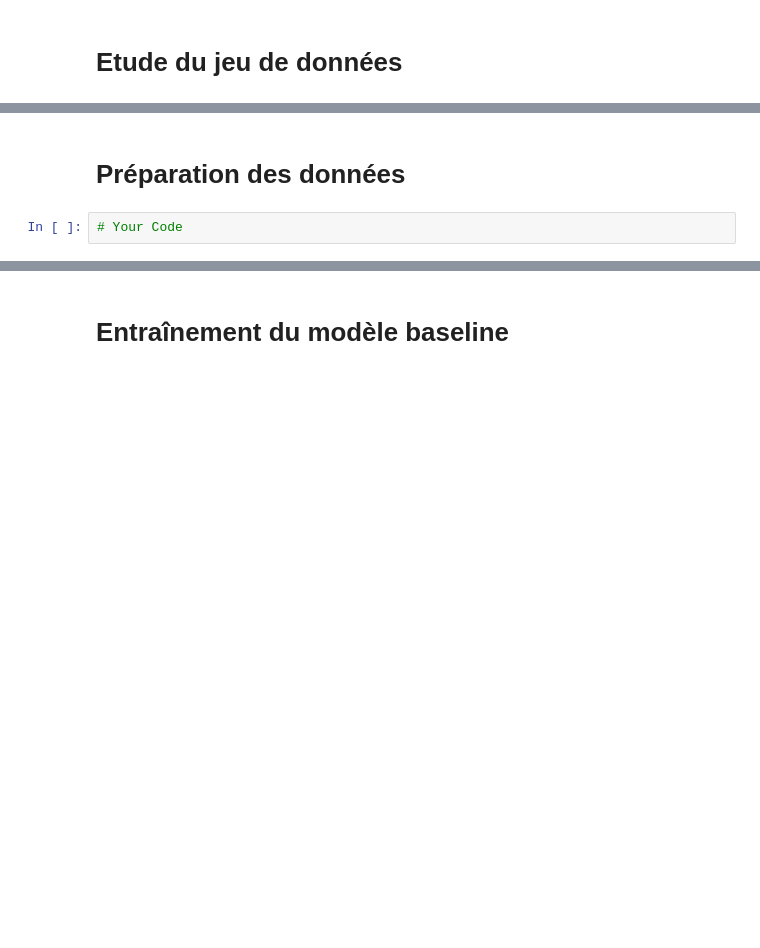
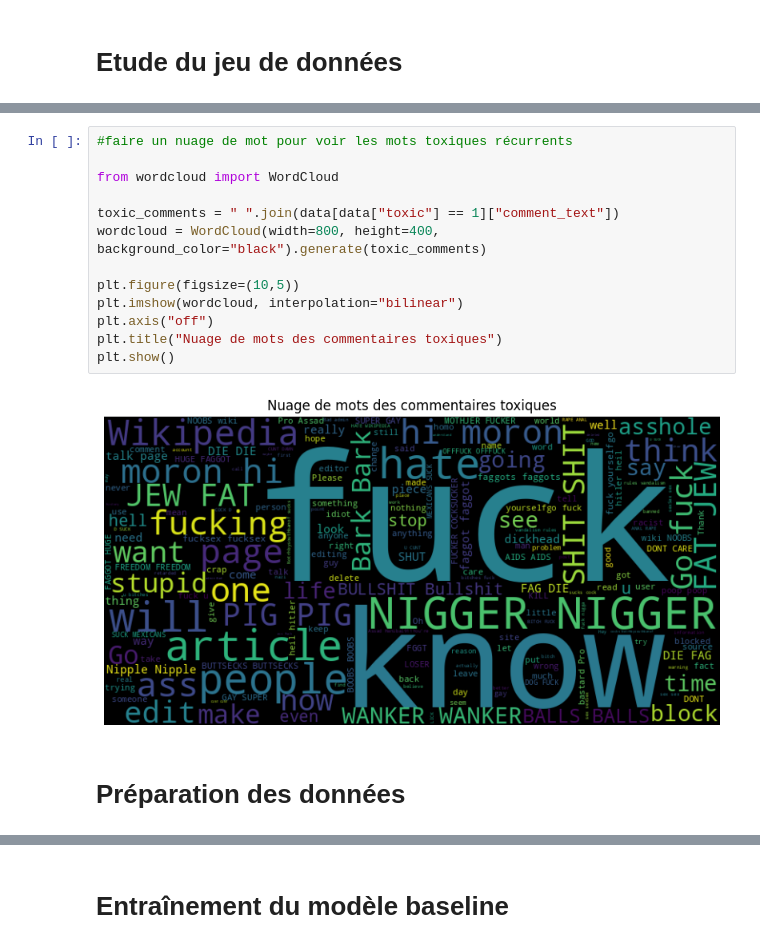
Before and after one commit to florianVit/Classification_Commentaires_Toxiques, a Jupyter notebook: Classification_commentaires_toxiques.ipynb, the cells around one changed output, grey strips where cells are left out. Drawn from its saved outputs; the diff is of its cells as text; blank space fills up the shorter version.

```diff
--- a/Classification_commentaires_toxiques.ipynb
+++ b/Classification_commentaires_toxiques.ipynb
@@ -33,4 +132,17 @@ data.head()
+# %%
+#faire un nuage de mot pour voir les mots toxiques récurrents
+
+from wordcloud import WordCloud
+
+toxic_comments = " ".join(data[data["toxic"] == 1]["comment_text"])
+wordcloud = WordCloud(width=800, height=400, background_color="black").generate(toxic_comments)
+
+plt.figure(figsize=(10,5))
+plt.imshow(wordcloud, interpolation="bilinear")
+plt.axis("off")
+plt.title("Nuage de mots des commentaires toxiques")
+plt.show()
+# %% [output]
+[figure, added]
 # %% [markdown]
 # Préparation des données
-# %%
-# Your Code
```
Also changed, not shown: parts of 9 cells of this notebook.
